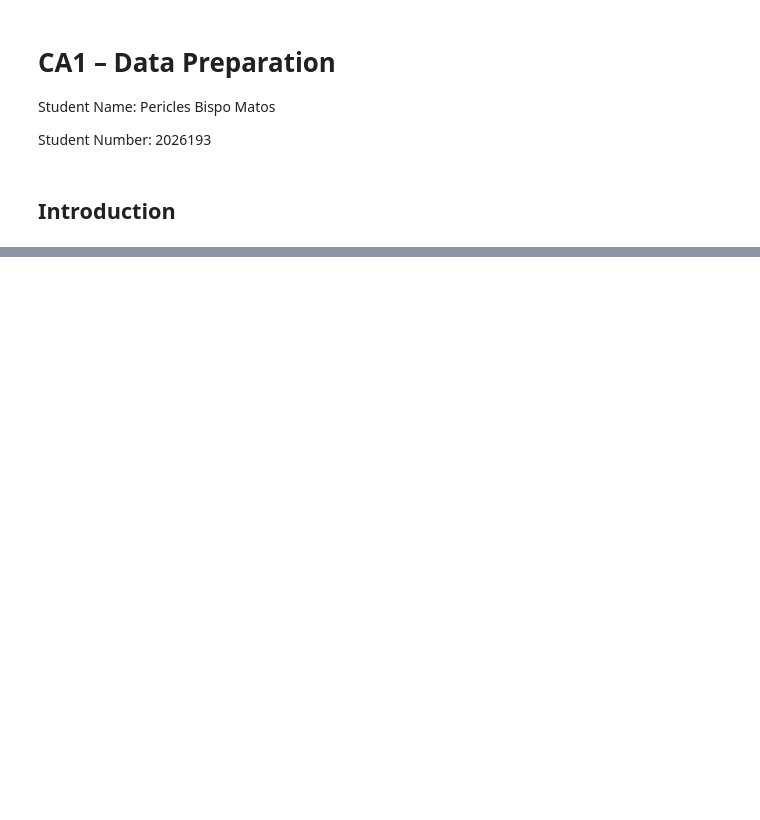
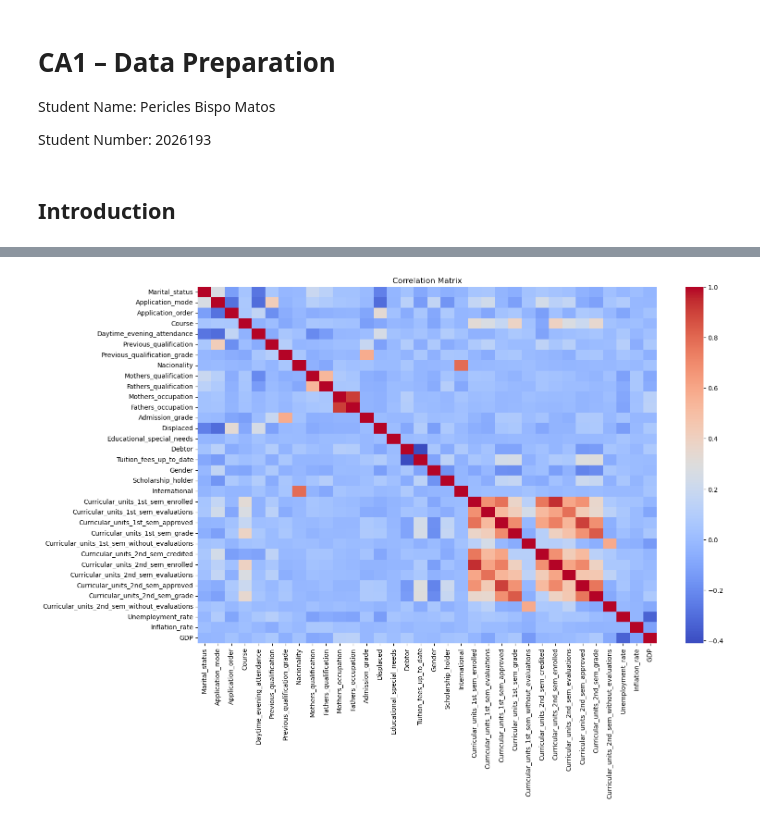
Before and after one commit to pericles-1995/CA_Data_Preparation, a Jupyter notebook: CA_Data_Preparation.ipynb, the cells around one changed output, grey strips where cells are left out. Cells and saved outputs as stored; diff of their text form; code cells hidden in the pictures; blank space fills up the shorter version.

```diff
--- a/CA_Data_Preparation.ipynb
+++ b/CA_Data_Preparation.ipynb
@@ -119,0 +272,10 @@ Index(['Marital_status', 'Application_mode', 'Application_order', 'Course',
+# %%
+# 8. Correlation matrix
+correlation_matrix = student_data.select_dtypes(include=np.number).corr()
+
+plt.figure(figsize=(16,10))
+sns.heatmap(correlation_matrix, cmap="coolwarm", annot=False)
+plt.title("Correlation Matrix")
+plt.show()
+# %% [output]
+[figure, added]
```
Also changed, not shown: parts of 20 cells of this notebook.
